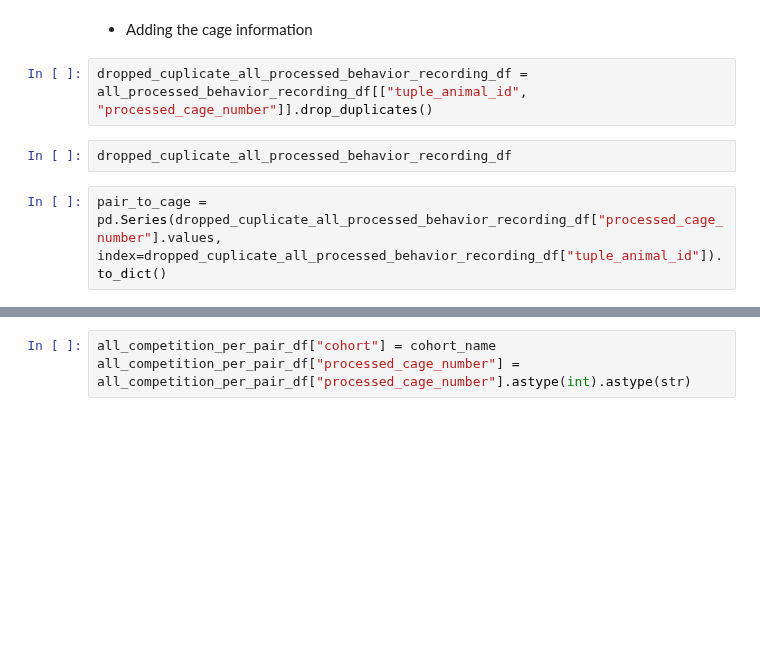
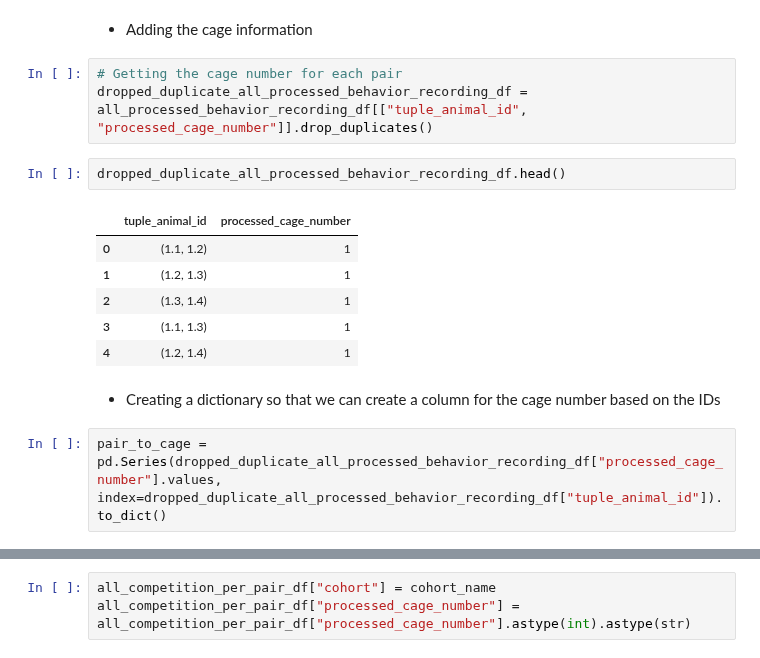
Before and after one commit to padillacoreanolab/behavioral_dataframe_processing, a Jupyter notebook: results/2022_12_05_nb_refactoring/pilot_3/pilot_3_tube_test_processing.ipynb, the cells around one changed output, grey strips where cells are left out. Cells and saved outputs as stored; diff of their text form; blank space fills up the shorter version.

```diff
--- a/results/2022_12_05_nb_refactoring/pilot_3/pilot_3_tube_test_processing.ipynb
+++ b/results/2022_12_05_nb_refactoring/pilot_3/pilot_3_tube_test_processing.ipynb
@@ -1138,10 +1204,20 @@ all_competition_per_pair_df
 # %% [markdown]
 - Adding the cage information
 # %%
-dropped_cuplicate_all_processed_behavior_recording_df = all_processed_behavior_recording_df[["tuple_animal_id", "processed_cage_number"]].drop_duplicates()
+# Getting the cage number for each pair
+dropped_duplicate_all_processed_behavior_recording_df = all_processed_behavior_recording_df[["tuple_animal_id", "processed_cage_number"]].drop_duplicates()
 # %%
-dropped_cuplicate_all_processed_behavior_recording_df
+dropped_duplicate_all_processed_behavior_recording_df.head()
+# %% [output]
+|  | tuple_animal_id | processed_cage_number |
+| 0 | (1.1, 1.2) | 1 |
+| 1 | (1.2, 1.3) | 1 |
+| 2 | (1.3, 1.4) | 1 |
+| 3 | (1.1, 1.3) | 1 |
+| 4 | (1.2, 1.4) | 1 |
+# %% [markdown]
+- Creating a dictionary so that we can create a column for the cage number based on the IDs
 # %%
-pair_to_cage = pd.Series(dropped_cuplicate_all_processed_behavior_recording_df["processed_cage_number"].values, index=dropped_cuplicate_all_processed_behavior_recording_df["tuple_animal_id"]).to_dict()
+pair_to_cage = pd.Series(dropped_duplicate_all_processed_behavior_recording_df["processed_cage_number"].values, index=dropped_duplicate_all_processed_behavior_recording_df["tuple_animal_id"]).to_dict()
 # %%
 pair_to_cage
```
Also changed, not shown: parts of 42 cells of this notebook.
